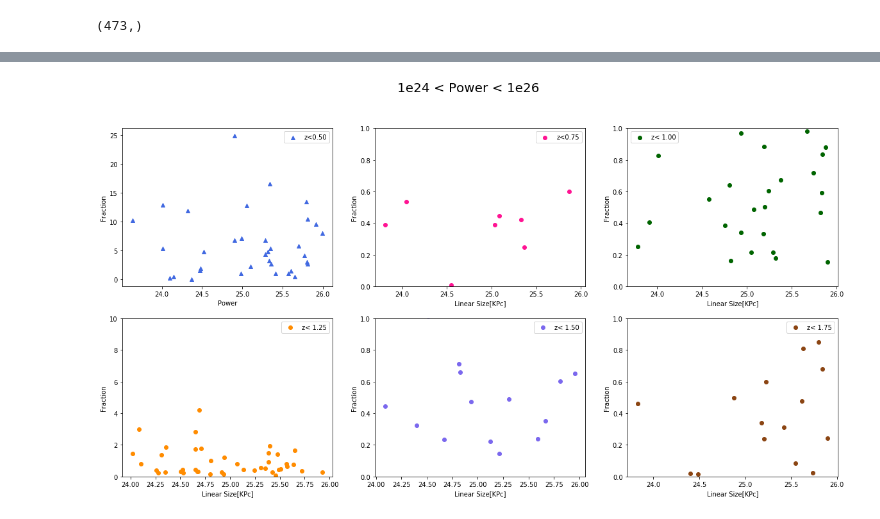
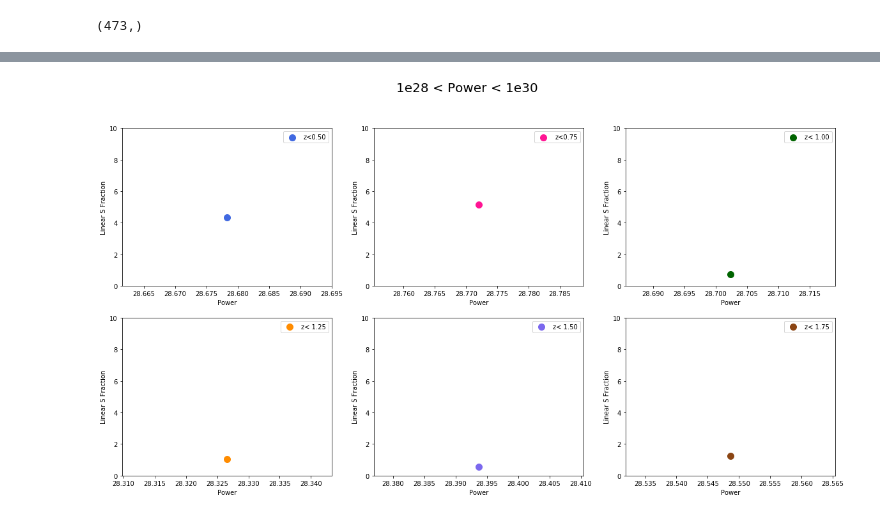
Before and after one commit to gfabj/Oxford-Research, a Jupyter notebook: Python/Linear_Size.ipynb, the cells around one changed output, grey strips where cells are left out. Cells and saved outputs as stored; diff of their text form; code cells hidden in the pictures.

```diff
--- a/Python/Linear_Size.ipynb
+++ b/Python/Linear_Size.ipynb
@@ -479,51 +598,51 @@ Binselect(L_low_f,1e28,1e30).shape
 # %%
 f = plt.figure(figsize=(20,10))
 ax1 = f.add_subplot(231)
 ax2 = f.add_subplot(232)
 ax3 =  f.add_subplot(233)
 ax4 =  f.add_subplot(234)
 ax5 = f.add_subplot(235)
 ax6 =  f.add_subplot(236)
 
 
-ax1.scatter(np.log10(Selection(pz1,z1,0.25,0.50)[:35,]),(Square(Bin1_rg,Z_rg1,0.25,0.50)[:35,])/Square(Bin1_qso,Z_qso1,0.25,0.50), c='royalblue',marker='^',label='z<0.50')
+ax1.scatter(np.log10(4.767527442434798e+28),4.343551251856674, c='royalblue',s = 100,label='z<0.50')
 ax1.legend()
 ax1.set_xlabel('Power')
-ax1.set_ylabel('Fraction')
-#ax1.set_ylim(0,1)
+ax1.set_ylabel('Linear S Fraction')
+ax1.set_ylim(0,10)
 
-ax2.scatter(np.log10(Selection(pz1,z1,0.50,0.75)[:28,]),(Square(Bin1_rg,Z_rg1,0.50,0.75)[:28,])/Square(Bin1_qso,Z_qso1,0.50,0.75), c='deeppink',label='z<0.75')
-ax2.set_xlabel('Linear Size[KPc]')
-ax2.set_ylabel('Fraction')
+ax2.scatter(np.log10(5.915639800428714e+28), 5.136689867797267 , c='deeppink',s = 100,label='z<0.75')
+ax2.set_xlabel('Power')
+ax2.set_ylabel('Linear S Fraction')
 ax2.legend()
-ax2.set_ylim(0,1)
+ax2.set_ylim(0,10)
 
-ax3.scatter(np.log10(Selection(pz1,z1,0.75,1.00)[:35,]),(Square(Bin1_rg,Z_rg1,0.75,1.00)[:35,])/Square(Bin1_qso,Z_qso1,0.75,1.00), c='darkgreen',label='z< 1.00')
-ax3.set_xlabel('Linear Size[KPc]')
-ax3.set_ylabel('Fraction')
-ax3.set_ylim(0,1)
+ax3.scatter(np.log10(5.039115193657703e+28),0.7349625945645273, c='darkgreen',s = 100,label='z< 1.00')
+ax3.set_xlabel('Power')
+ax3.set_ylabel('Linear S Fraction')
+ax3.set_ylim(0,10)
 ax3.legend()
 
 
-ax4.scatter(np.log10(Selection(pz1,z1,1.00,1.25)[:43,]),(Square(Bin1_rg,Z_rg1,1.00,1.25)[:43,])/Square(Bin1_qso,Z_qso1,1.00,1.25), c = 'darkorange', label = 'z< 1.25')
+ax4.scatter(np.log10(2.121152919415858e+28),1.042110685274014, c = 'darkorange',s = 100, label = 'z< 1.25')
 ax4.set_ylim(0,10)
-ax4.set_xlabel('Linear Size[KPc]')
-ax4.set_ylabel('Fraction')
+ax4.set_xlabel('Power')
+ax4.set_ylabel('Linear S Fraction')
 ax4.legend(loc=1)
 
-ax5.scatter(np.log10(Selection(pz1,z1,1.25,1.50)[:25,]),(Square(Bin1_rg,Z_rg1,1.25,1.50)[:25,])/Square(Bin1_qso,Z_qso1,1.25,1.50), c='mediumslateblue',label='z< 1.50')
-ax5.set_xlabel('Linear Size[KPc]')
-ax5.set_ylabel('Fraction')
-ax5.set_ylim(0,1)
+ax5.scatter(np.log10(2.475692507581263e+28),0.5777037732975256, c='mediumslateblue',s = 100,label='z< 1.50')
+ax5.set_xlabel('Power')
+ax5.set_ylabel('Linear S Fraction')
+ax5.set_ylim(0,10)
 ax5.legend(loc=1)
 
-ax6.scatter(np.log10(Selection(pz1,z1,1.50,1.75)[:22,]),(Square(Bin1_rg,Z_rg1,1.50,1.75)[:22,])/Square(Bin1_qso,Z_qso1,1.50,1.75), c='saddlebrown',label='z< 1.75')
-ax6.set_xlabel('Linear Size[KPc]')
-ax6.set_ylabel('Fraction')
-ax6.set_ylim(0,1)
+ax6.scatter(np.log10(3.536845318848249e+28),1.2610919808985164, c='saddlebrown',s = 100,label='z< 1.75')
+ax6.set_xlabel('Power')
+ax6.set_ylabel('Linear S Fraction')
+ax6.set_ylim(0,10)
 ax6.legend()
 
-plt.suptitle('1e24 < Power < 1e26', fontsize=20)
+plt.suptitle('1e28 < Power < 1e30', fontsize=20)
 plt.show()
 # %% [output]
-[figure, old version]
+[figure, new version]
```
Also changed, not shown: parts of 14 cells of this notebook.
